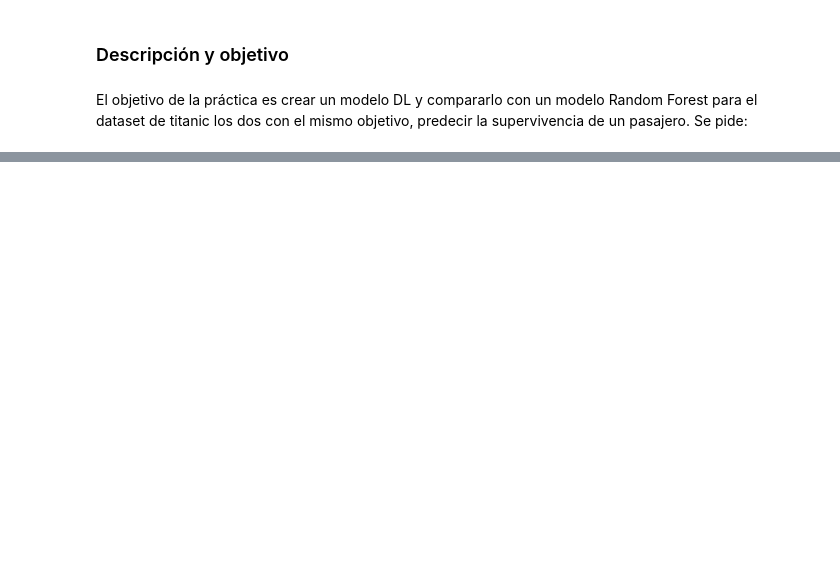
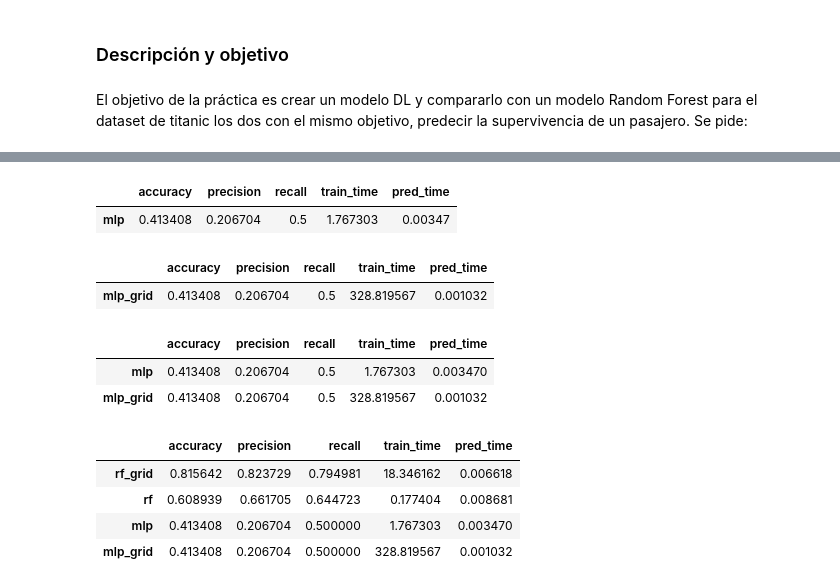
Before and after one commit to njisly/online_ds_thebridge_Nur, a Jupyter notebook: ejercicios/05_Deep_Learning/Sprint_18/Unidad_01/Practica_Obligatoria/18_Practica_Obligatoria_Introduccion_Deep_Learning.ipynb, the cells around one changed output, grey strips where cells are left out. Drawn from its saved outputs; the diff is of its cells as text; code cells hidden in the pictures; blank space fills up the shorter version.

```diff
--- a/ejercicios/05_Deep_Learning/Sprint_18/Unidad_01/Practica_Obligatoria/18_Practica_Obligatoria_Introduccion_Deep_Learning.ipynb
+++ b/ejercicios/05_Deep_Learning/Sprint_18/Unidad_01/Practica_Obligatoria/18_Practica_Obligatoria_Introduccion_Deep_Learning.ipynb
@@ -39,0 +321,3 @@ NOTA: Incluye los valores por defecto de los hiperparámetros escogidos en cada
+# %%
+ml_metrics = pd.concat([rf_metrics, rf_grid_metrics])
+ml_metrics
@@ -39,0 +328,75 @@ NOTA: Incluye los valores por defecto de los hiperparámetros escogidos en cada
+# %%
+# Creamos un modelo de red neuronal
+
+mlp = MLPClassifier(hidden_layer_sizes=(100, 100, 100), max_iter=1000, random_state=42)
+
+# Registramos el tiempo de entrenamiento y predicción
+start = time.time()
+mlp.fit(X_train_scaled, y_train)
+end = time.time()
+train_time = end - start
+
+start = time.time()
+y_pred = mlp.predict(X_test_scaled)
+end = time.time()
+pred_time = end - start
+
+# Guardamos las métricas de evaluación en un dataframe
+
+mlp_metrics = pd.DataFrame({'accuracy': accuracy_score(y_test, y_pred),
+                            'precision': precision_score(y_test, y_pred, average = "macro"),
+                            'recall': recall_score(y_test, y_pred, average = "macro"),
+                            'train_time': train_time,
+                            'pred_time': pred_time}, index=['mlp']
+                            )
+mlp_metrics
+# %% [output]
+|  | accuracy | precision | recall | train_time | pred_time |
+| mlp | 0.413408 | 0.206704 | 0.5 | 1.767303 | 0.00347 |
+# %%
+params = {
+    'hidden_layer_sizes': [(100,), (50, 50)],  # Tamaños de las capas ocultas
+    'activation': ['relu', 'tanh'],                           # Funciones de activación
+    'solver': ['adam', 'sgd'],                                    # Solucionadores
+    'alpha': [0.0001, 0.001],                               # Término de regularización
+    'learning_rate': ['constant', 'adaptive'],               # Tasa de aprendizaje
+}
+
+mlp_grid = GridSearchCV(MLPClassifier(max_iter = 100000,random_state=42), params, cv=5)
+
+start = time.time()
+mlp_grid.fit(X_train_scaled, y_train)
+end = time.time()
+train_time = end - start
+
+start = time.time()
+y_pred = mlp_grid.predict(X_test_scaled)
+end = time.time()
+pred_time = end - start
+
+mlp_grid_metrics = pd.DataFrame({'accuracy': accuracy_score(y_test, y_pred),
+                            'precision': precision_score(y_test, y_pred, average = "macro"),
+                            'recall': recall_score(y_test, y_pred, average = "macro"),
+                            'train_time': train_time,
+                            'pred_time': pred_time}, index=['mlp_grid']
+                            )
+mlp_grid_metrics
+# %% [output]
+|  | accuracy | precision | recall | train_time | pred_time |
+| mlp_grid | 0.413408 | 0.206704 | 0.5 | 328.819567 | 0.001032 |
+# %%
+dl_metrics = pd.concat([mlp_metrics, mlp_grid_metrics])
+dl_metrics
+# %% [output]
+|  | accuracy | precision | recall | train_time | pred_time |
+| mlp | 0.413408 | 0.206704 | 0.5 | 1.767303 | 0.003470 |
+| mlp_grid | 0.413408 | 0.206704 | 0.5 | 328.819567 | 0.001032 |
+# %%
+metrics = pd.concat([ml_metrics, dl_metrics])
+metrics.sort_values(by="recall", ascending=False)
+# %% [output]
+|  | accuracy | precision | recall | train_time | pred_time |
+| rf_grid | 0.815642 | 0.823729 | 0.794981 | 18.346162 | 0.006618 |
+| rf | 0.608939 | 0.661705 | 0.644723 | 0.177404 | 0.008681 |
+| mlp | 0.413408 | 0.206704 | 0.500000 | 1.767303 | 0.003470 |
+| mlp_grid | 0.413408 | 0.206704 | 0.500000 | 328.819567 | 0.001032 |
```
Also changed, not shown: parts of 37 cells of this notebook.
